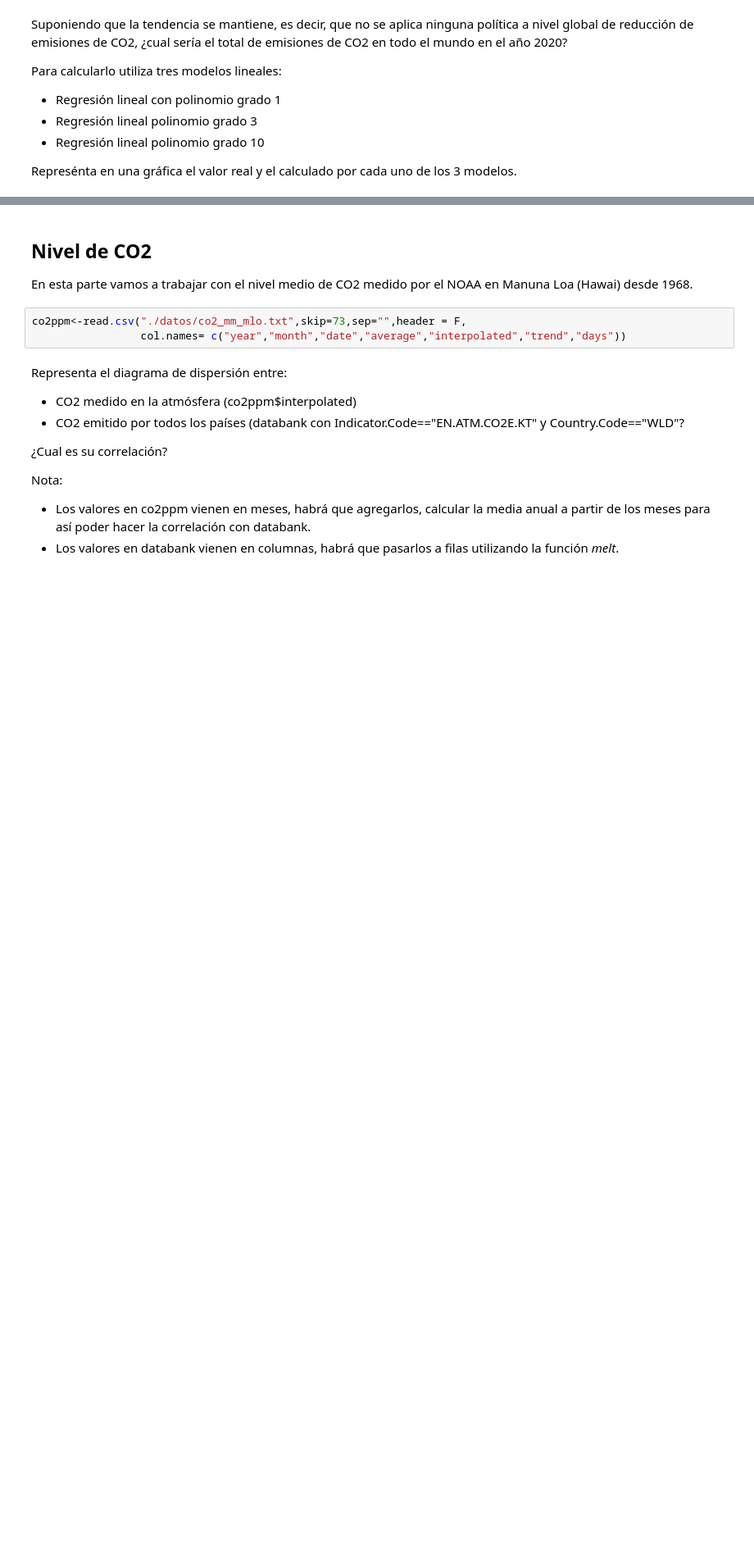
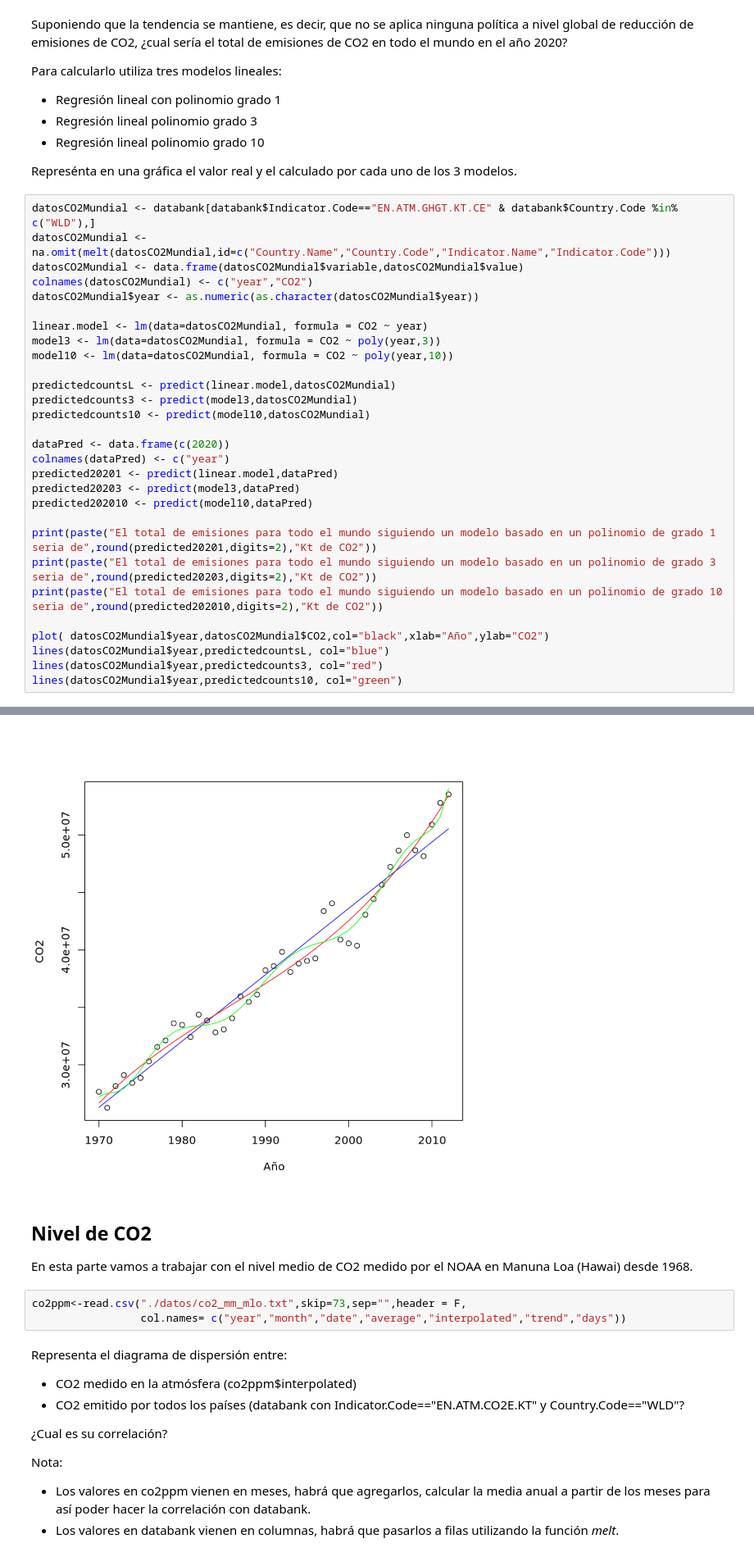
Before and after one commit to planga82/KeepCodingEstadisticaR, a Jupyter notebook: practica/Practica1.ipynb, the cells around one changed output, grey strips where cells are left out. Shown: that part at 82% size. Cells and saved outputs as stored; diff of their text form; blank space fills up the shorter version.

```diff
--- a/practica/Practica1.ipynb
+++ b/practica/Practica1.ipynb
@@ -186,3 +229,33 @@ Para calcularlo utiliza tres modelos lineales:
 * Regresión lineal polinomio grado 10
 
 Represénta en una gráfica el valor real y el calculado por cada uno de los 3 modelos.
+# %%
+datosCO2Mundial <- databank[databank$Indicator.Code=="EN.ATM.GHGT.KT.CE" & databank$Country.Code %in% c("WLD"),]
+datosCO2Mundial <- na.omit(melt(datosCO2Mundial,id=c("Country.Name","Country.Code","Indicator.Name","Indicator.Code")))
+datosCO2Mundial <- data.frame(datosCO2Mundial$variable,datosCO2Mundial$value)
+colnames(datosCO2Mundial) <- c("year","CO2")
+datosCO2Mundial$year <- as.numeric(as.character(datosCO2Mundial$year))
+
+linear.model <- lm(data=datosCO2Mundial, formula = CO2 ~ year)
+model3 <- lm(data=datosCO2Mundial, formula = CO2 ~ poly(year,3))
+model10 <- lm(data=datosCO2Mundial, formula = CO2 ~ poly(year,10))
+
+predictedcountsL <- predict(linear.model,datosCO2Mundial)
+predictedcounts3 <- predict(model3,datosCO2Mundial)
+predictedcounts10 <- predict(model10,datosCO2Mundial)
+
+dataPred <- data.frame(c(2020))
+colnames(dataPred) <- c("year")
+predicted20201 <- predict(linear.model,dataPred)
+predicted20203 <- predict(model3,dataPred)
+predicted202010 <- predict(model10,dataPred)
+
+print(paste("El total de emisiones para todo el mundo siguiendo un modelo basado en un polinomio de grado 1 seria de",round(predicted20201,digits=2),"Kt de CO2"))
+print(paste("El total de emisiones para todo el mundo siguiendo un modelo basado en un polinomio de grado 3 seria de",round(predicted20203,digits=2),"Kt de CO2"))
+print(paste("El total de emisiones para todo el mundo siguiendo un modelo basado en un polinomio de grado 10 seria de",round(predicted202010,digits=2),"Kt de CO2"))
+
+plot( datosCO2Mundial$year,datosCO2Mundial$CO2,col="black",xlab="Año",ylab="CO2")
+lines(datosCO2Mundial$year,predictedcountsL, col="blue")
+lines(datosCO2Mundial$year,predictedcounts3, col="red")
+lines(datosCO2Mundial$year,predictedcounts10, col="green")
+# %% [output]
@@ -189,3 +265,4 @@ Represénta en una gráfica el valor real y el calculado por cada uno de los 3 m
+[figure, added]
 # %% [markdown]
 ## Nivel de CO2
 
```
Also changed, not shown: parts of 10 cells of this notebook.
